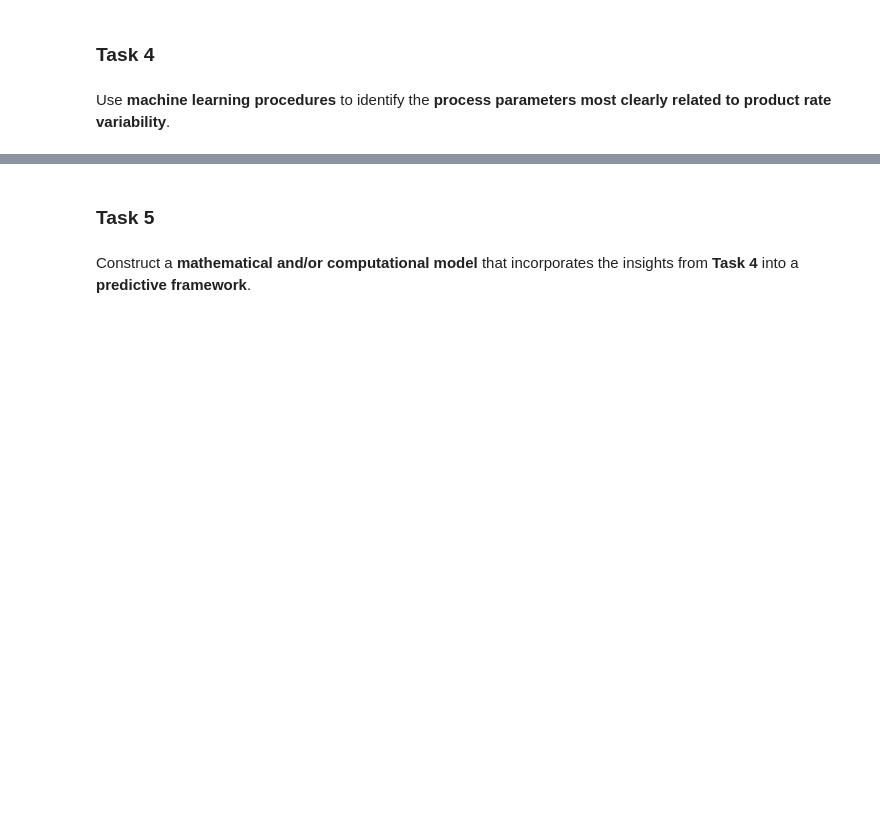
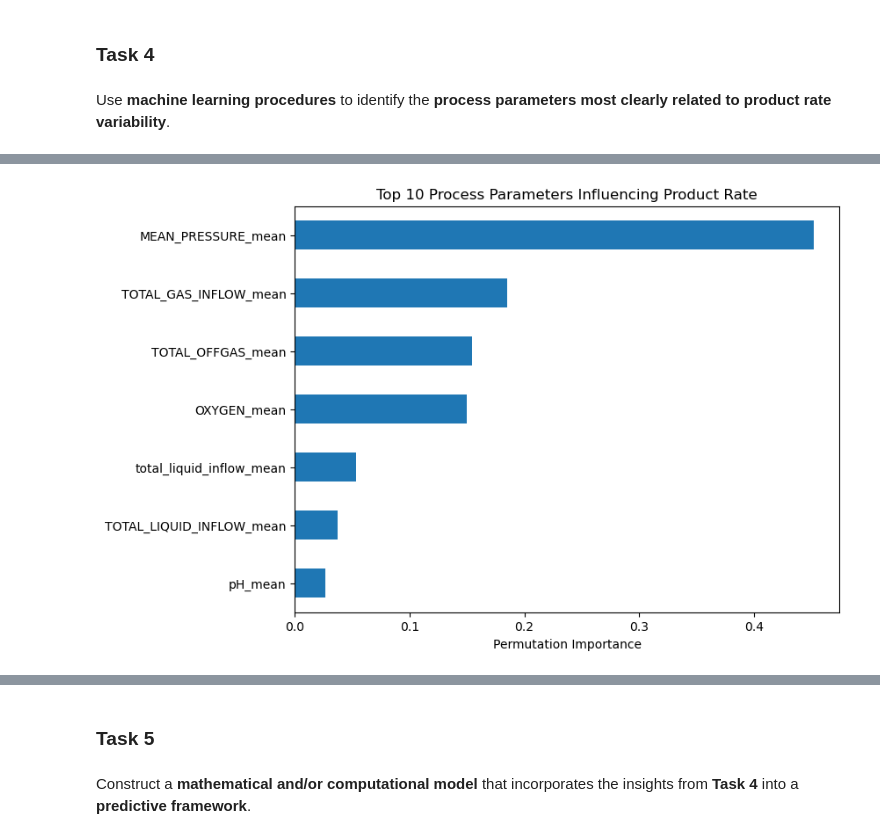
Before and after one commit to RichardFisher1/Applied, a Jupyter notebook: notebooks/Case Study Tasks.ipynb, the cells around one changed output, grey strips where cells are left out. Saved outputs shown, nothing was run; the diff lists cells and outputs as text; code cells hidden in the pictures; blank space fills up the shorter version.

```diff
--- a/notebooks/Case Study Tasks.ipynb
+++ b/notebooks/Case Study Tasks.ipynb
@@ -148,0 +276,15 @@ Use **machine learning procedures** to identify the **process parameters most cl
+# %%
+# Combine X and y temporarily for cleaning
+data = X.copy()
+data["target"] = y
+
+# Drop rows where target is missing
+data = data.dropna(subset=["target"])
+
+# Separate again
+X_clean = data.drop(columns=["target"])
+y_clean = data["target"]
+
+print("After cleaning:")
+print("Samples:", len(y_clean))
+print("Remaining NaNs in y:", y_clean.isna().sum())
@@ -148,0 +349,30 @@ Use **machine learning procedures** to identify the **process parameters most cl
+# %%
+from sklearn.inspection import permutation_importance
+import pandas as pd
+
+rf = models["RandomForest"]
+rf.fit(X_clean, y_clean)
+
+perm = permutation_importance(
+    rf,
+    X_clean,
+    y_clean,
+    n_repeats=20,
+    random_state=42,
+    n_jobs=-1
+)
+
+importance = pd.Series(
+    perm.importances_mean,
+    index=X_clean.columns
+).sort_values(ascending=False)
+# %%
+top10 = importance.head(10)
+
+plt.figure(figsize=(8,6))
+top10.sort_values().plot(kind="barh")
+plt.xlabel("Permutation Importance")
+plt.title("Top 10 Process Parameters Influencing Product Rate")
+plt.show()
+# %% [output]
+[figure, added]
```
Also changed, not shown: parts of 31 cells of this notebook, 1 other file.
